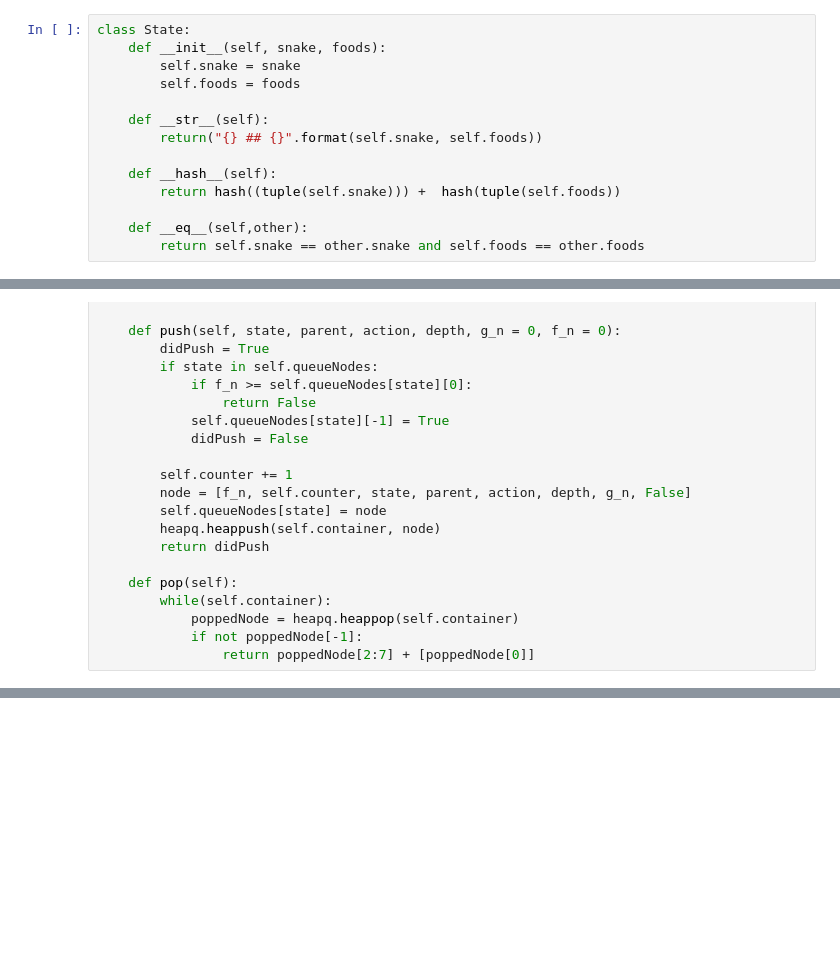
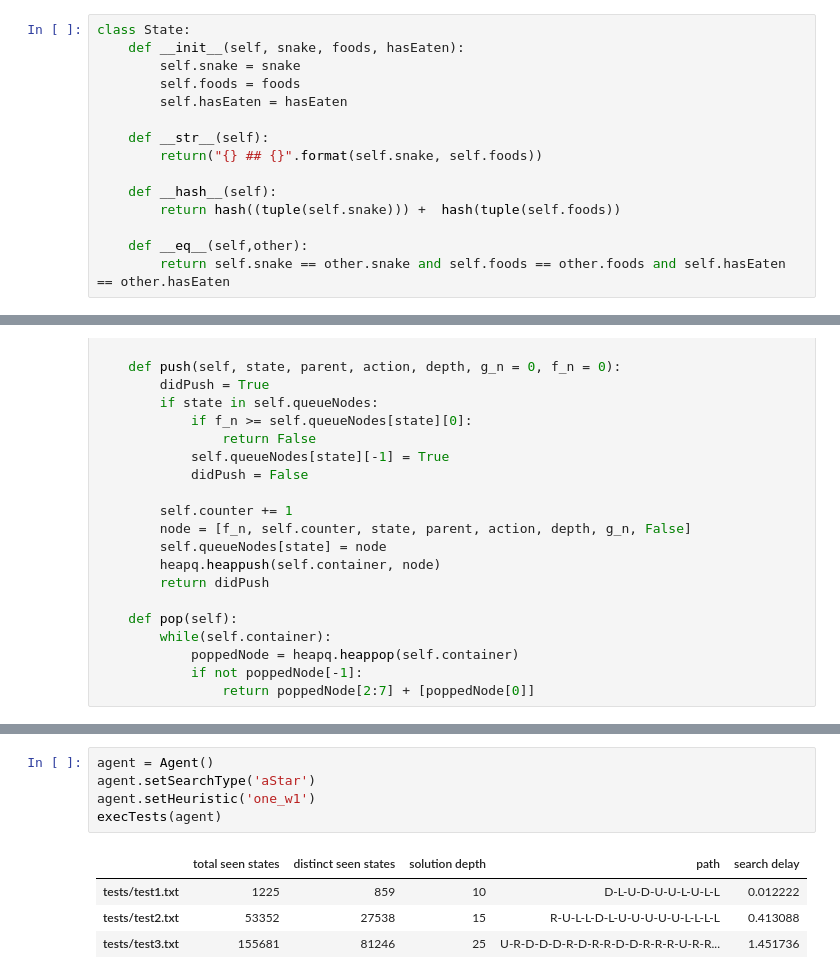
Before and after one commit to codamin/AI-Search-Algorithms, a Jupyter notebook: project.ipynb, the cells around one changed output, grey strips where cells are left out. Drawn from its saved outputs; the diff is of its cells as text; blank space fills up the shorter version.

```diff
--- a/project.ipynb
+++ b/project.ipynb
@@ -20,8 +21,9 @@ The reason we defined the state like this is that in each move of the snake posi
 # %%
 class State:
-    def __init__(self, snake, foods):
+    def __init__(self, snake, foods, hasEaten):
         self.snake = snake
         self.foods = foods
+        self.hasEaten = hasEaten
 
     def __str__(self):
         return("{} ## {}".format(self.snake, self.foods))
@@ -30,7 +32,7 @@ class State:
         return hash((tuple(self.snake))) +  hash(tuple(self.foods))
 
     def __eq__(self,other):
-        return self.snake == other.snake and self.foods == other.foods
+        return self.snake == other.snake and self.foods == other.foods and self.hasEaten == other.hasEaten
 # %% [markdown]
 ### Search Problem
 In this section we model search problem as a class named `FoodSearchProblem`. This class consists of:
@@ -457,0 +516,10 @@ execTests(agent)
+# %%
+agent = Agent()
+agent.setSearchType('aStar')
+agent.setHeuristic('one_w1')
+execTests(agent)
+# %% [output]
+|  | total seen states | distinct seen states | solution depth | path | search delay |
+| tests/test1.txt | 1225 | 859 | 10 | D-L-U-D-U-U-L-U-L-L | 0.012222 |
+| tests/test2.txt | 53352 | 27538 | 15 | R-U-L-L-D-L-U-U-U-U-U-L-L-L-L | 0.413088 |
+| tests/test3.txt | 155681 | 81246 | 25 | U-R-D-D-D-R-D-R-R-D-D-R-R-R-U-R-R... | 1.451736 |
```
Also changed, not shown: parts of 16 cells of this notebook, 6 other files.
